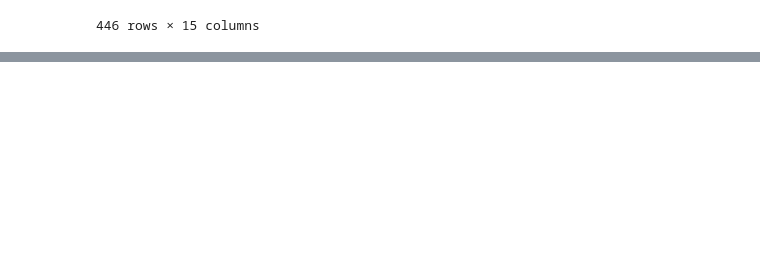
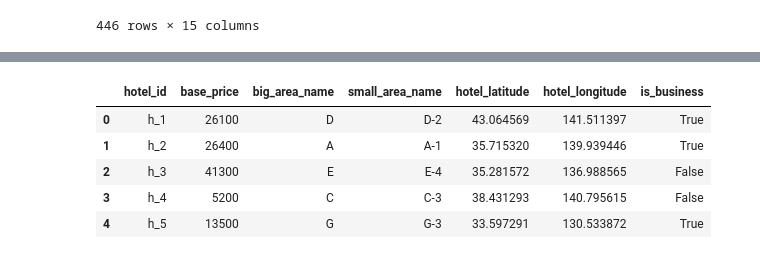
Before and after one commit to parktaeshin/book, a Jupyter notebook: 데이터전처리대전/4장.ipynb, the cells around one changed output, grey strips where cells are left out. Cells and saved outputs as stored; diff of their text form; code cells hidden in the pictures; blank space fills up the shorter version.

```diff
--- a/데이터전처리대전/4장.ipynb
+++ b/데이터전처리대전/4장.ipynb
@@ -26,0 +94,9 @@ pd.merge(reserve_tb, hotel_tb, on = "hotel_id", how = "inner").query("people_num
+# %%
+hotel_tb.head()
+# %% [output]
+|  | hotel_id | base_price | big_area_name | small_area_name | hotel_latitude | hotel_longitude | is_business |
+| 0 | h_1 | 26100 | D | D-2 | 43.064569 | 141.511397 | True |
+| 1 | h_2 | 26400 | A | A-1 | 35.715320 | 139.939446 | True |
+| 2 | h_3 | 41300 | E | E-4 | 35.281572 | 136.988565 | False |
+| 3 | h_4 | 5200 | C | C-3 | 38.431293 | 140.795615 | False |
+| 4 | h_5 | 13500 | G | G-3 | 33.597291 | 130.533872 | True |
```
Also changed, not shown: parts of 16 cells of this notebook.
